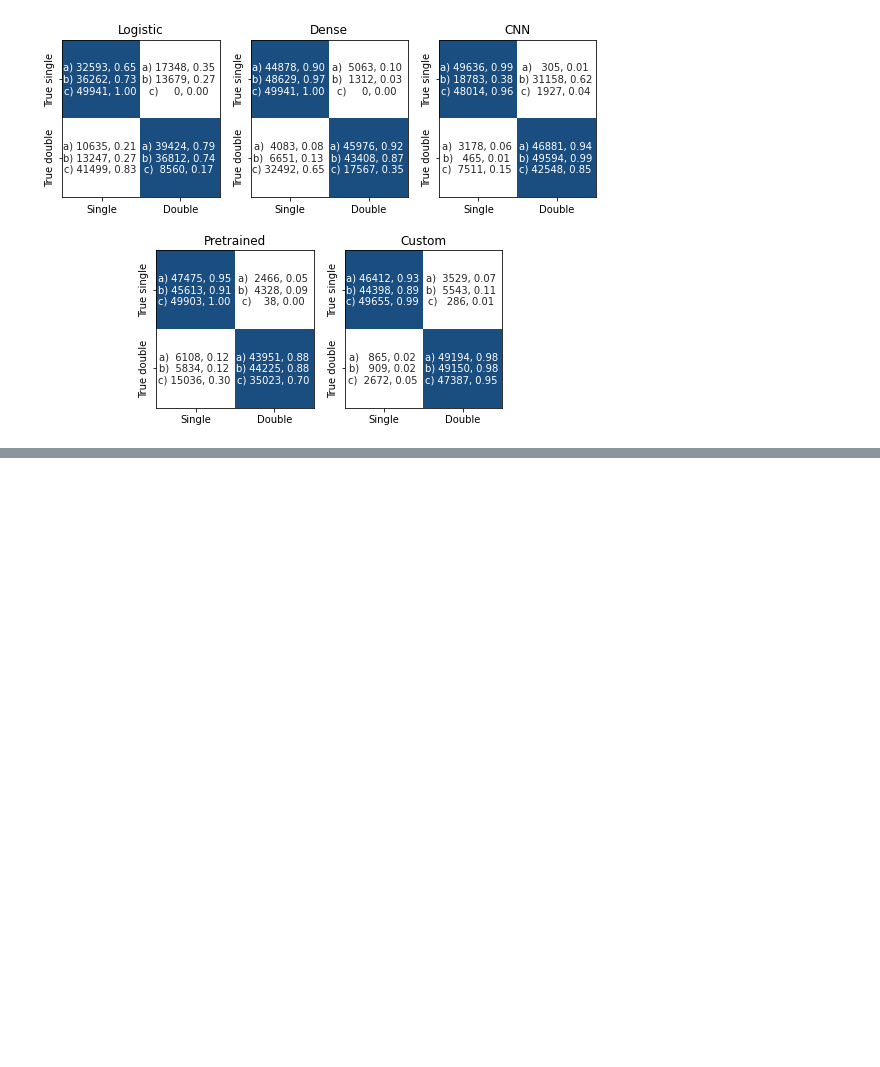
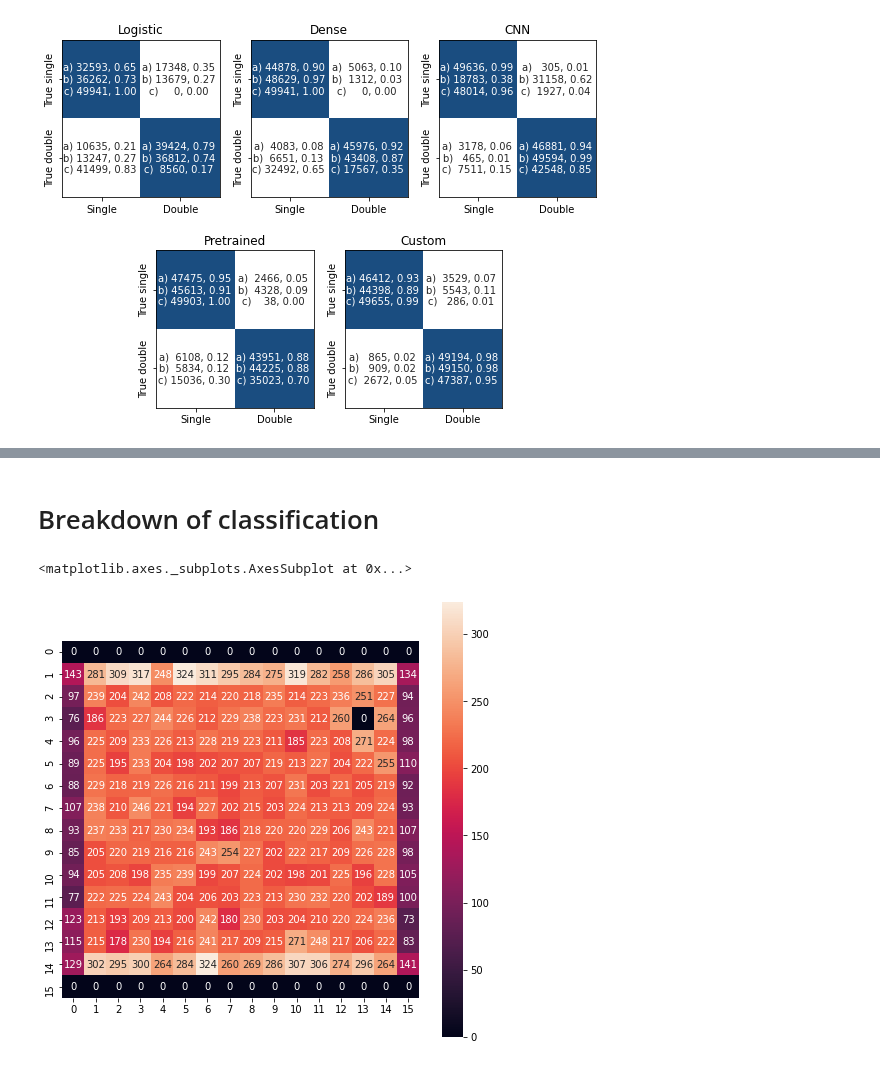
Before and after one commit to geirtul/master_analysis, a Jupyter notebook: notebooks/results/classification_simulated.ipynb, the cells around one changed output, grey strips where cells are left out. Cells and saved outputs as stored; diff of their text form; code cells hidden in the pictures; blank space fills up the shorter version.

```diff
--- a/notebooks/results/classification_simulated.ipynb
+++ b/notebooks/results/classification_simulated.ipynb
@@ -797,0 +793,28 @@ plt.savefig(THESIS_PATH + section_path + 'confmat_simulated.pdf')
+# %% [markdown]
+# Breakdown of classification
+# %%
+repo_root = get_git_root()
+imba_images = np.load(repo_root + "data/simulated/" + "images_full_pixelmod_imbalanced.npy")
+imba_images = normalize_image_data(imba_images)
+imba_positions = np.load(repo_root + "data/simulated/" + "positions_full_pixelmod_imbalanced.npy")
+imba_energies = np.load(repo_root + "data/simulated/" + "energies_full_pixelmod_imbalanced.npy")
+imba_labels = np.load(repo_root + "data/simulated/" + "labels_full_pixelmod_imbalanced.npy")
+# %%
+s_idx, d_idx, c_idx = event_indices(imba_positions)
+# %%
+# === Get location of highest intensity pixels in the images
+# Reshape input array to a 2D array with rows being kept as with original array.
+# Then, get indices of max values along the columns.
+max_idx = imba_images[d_idx].reshape(imba_images[d_idx].shape[0],-1).argmax(1)
+# Get unravel indices corresponding to original shape of A
+maxpos_vect = np.column_stack(np.unravel_index(max_idx, imba_images[d_idx].shape))
+# %%
+img = np.zeros(imba_images[0].shape, dtype=int)
+for el in maxpos_vect:
+    img[el[1], el[2]] += 1
+# %%
+fig, ax = plt.subplots(figsize=(8,8))
+sns.heatmap(img.reshape(16,16), square=True, annot=True, fmt='d', ax=ax)
+# %% [output]
+<matplotlib.axes._subplots.AxesSubplot at 0x...>
+[figure, added]
```
Also changed, not shown: parts of 2 cells of this notebook, 1 other file.
